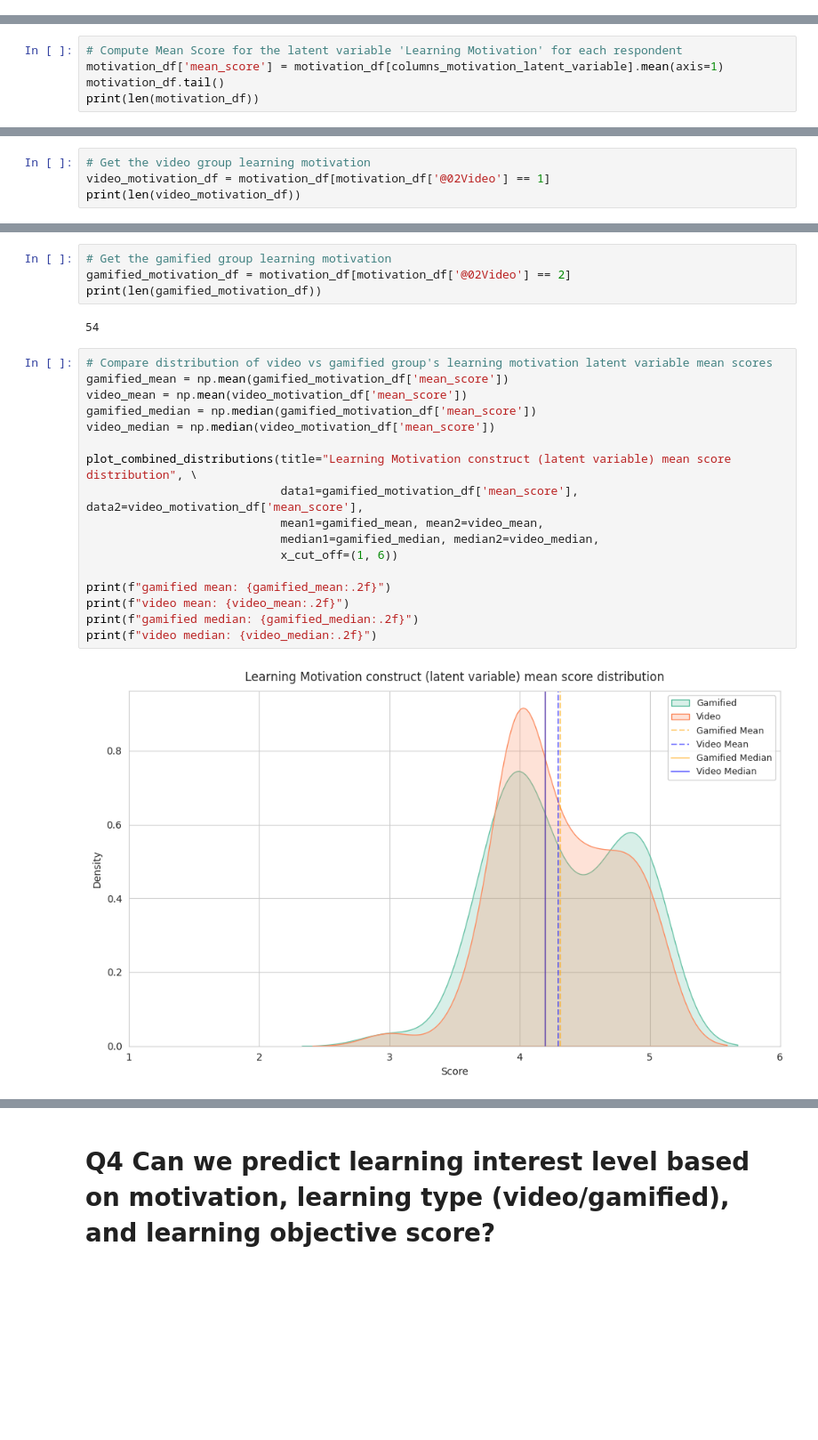
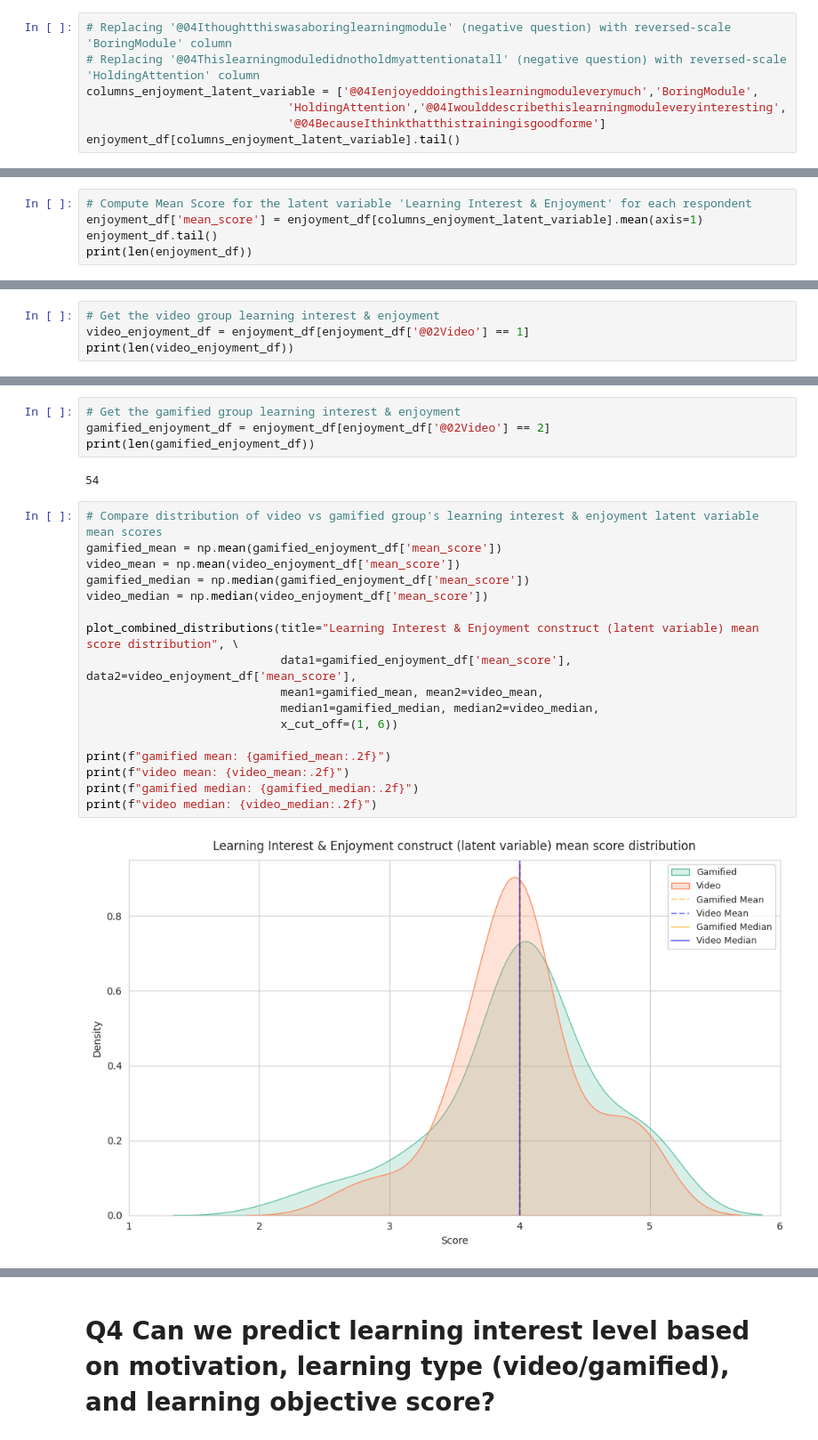
Before and after one commit to fredcatameo/DATA606_FinalProject, a Jupyter notebook: DATA606_FinalProject.ipynb, the cells around one changed output, grey strips where cells are left out. Shown at 89% size. Cells and saved outputs as stored; diff of their text form; blank space fills up the shorter version.

```diff
--- a/DATA606_FinalProject.ipynb
+++ b/DATA606_FinalProject.ipynb
@@ -939,0 +922,7 @@ motivation_df[columns_motivation_latent_variable].tail()
+# %%
+# Replacing '@04Ithoughtthiswasaboringlearningmodule' (negative question) with reversed-scale 'BoringModule' column
+# Replacing '@04Thislearningmoduledidnotholdmyattentionatall' (negative question) with reversed-scale 'HoldingAttention' column
+columns_enjoyment_latent_variable = ['@04Ienjoyeddoingthislearningmoduleverymuch','BoringModule',
+                             'HoldingAttention','@04Iwoulddescribethislearningmoduleveryinteresting',
+                             '@04BecauseIthinkthatthistrainingisgoodforme']
+enjoyment_df[columns_enjoyment_latent_variable].tail()
@@ -945,8 +941,8 @@ Cronbach's Alpha for Learning Motivation construct/latent variable: 0.826843
 # %%
-# Compute Mean Score for the latent variable 'Learning Motivation' for each respondent
-motivation_df['mean_score'] = motivation_df[columns_motivation_latent_variable].mean(axis=1)
-motivation_df.tail()
-print(len(motivation_df))
+# Compute Mean Score for the latent variable 'Learning Interest & Enjoyment' for each respondent
+enjoyment_df['mean_score'] = enjoyment_df[columns_enjoyment_latent_variable].mean(axis=1)
+enjoyment_df.tail()
+print(len(enjoyment_df))
 # %% [output]
 113
 A value is trying to be set on a copy of a slice from a DataFrame.
@@ -957,31 +953,31 @@ See the caveats in the documentation: https://pandas.pydata.org/pandas-docs/stab
 # %%
-# Get the video group learning motivation
-video_motivation_df = motivation_df[motivation_df['@02Video'] == 1]
-print(len(video_motivation_df))
+# Get the video group learning interest & enjoyment
+video_enjoyment_df = enjoyment_df[enjoyment_df['@02Video'] == 1]
+print(len(video_enjoyment_df))
 # %% [output]
 59
 # %%
-# Get the gamified group learning motivation
-gamified_motivation_df = motivation_df[motivation_df['@02Video'] == 2]
-print(len(gamified_motivation_df))
+# Get the gamified group learning interest & enjoyment
+gamified_enjoyment_df = enjoyment_df[enjoyment_df['@02Video'] == 2]
+print(len(gamified_enjoyment_df))
 # %% [output]
 54
 # %%
-# Compare distribution of video vs gamified group's learning motivation latent variable mean scores
-gamified_mean = np.mean(gamified_motivation_df['mean_score'])
-video_mean = np.mean(video_motivation_df['mean_score'])
-gamified_median = np.median(gamified_motivation_df['mean_score'])
-video_median = np.median(video_motivation_df['mean_score'])
+# Compare distribution of video vs gamified group's learning interest & enjoyment latent variable mean scores
+gamified_mean = np.mean(gamified_enjoyment_df['mean_score'])
+video_mean = np.mean(video_enjoyment_df['mean_score'])
+gamified_median = np.median(gamified_enjoyment_df['mean_score'])
+video_median = np.median(video_enjoyment_df['mean_score'])
 
-plot_combined_distributions(title="Learning Motivation construct (latent variable) mean score distribution", \
-                            data1=gamified_motivation_df['mean_score'], data2=video_motivation_df['mean_score'],
+plot_combined_distributions(title="Learning Interest & Enjoyment construct (latent variable) mean score distribution", \
+                            data1=gamified_enjoyment_df['mean_score'], data2=video_enjoyment_df['mean_score'],
                             mean1=gamified_mean, mean2=video_mean,
                             median1=gamified_median, median2=video_median,
                             x_cut_off=(1, 6))
 
 print(f"gamified mean: {gamified_mean:.2f}")
 print(f"video mean: {video_mean:.2f}")
 print(f"gamified median: {gamified_median:.2f}")
 print(f"video median: {video_median:.2f}")
 # %% [output]
-[figure, old version]
+[figure, new version]
```
Also changed, not shown: parts of 18 cells of this notebook.
